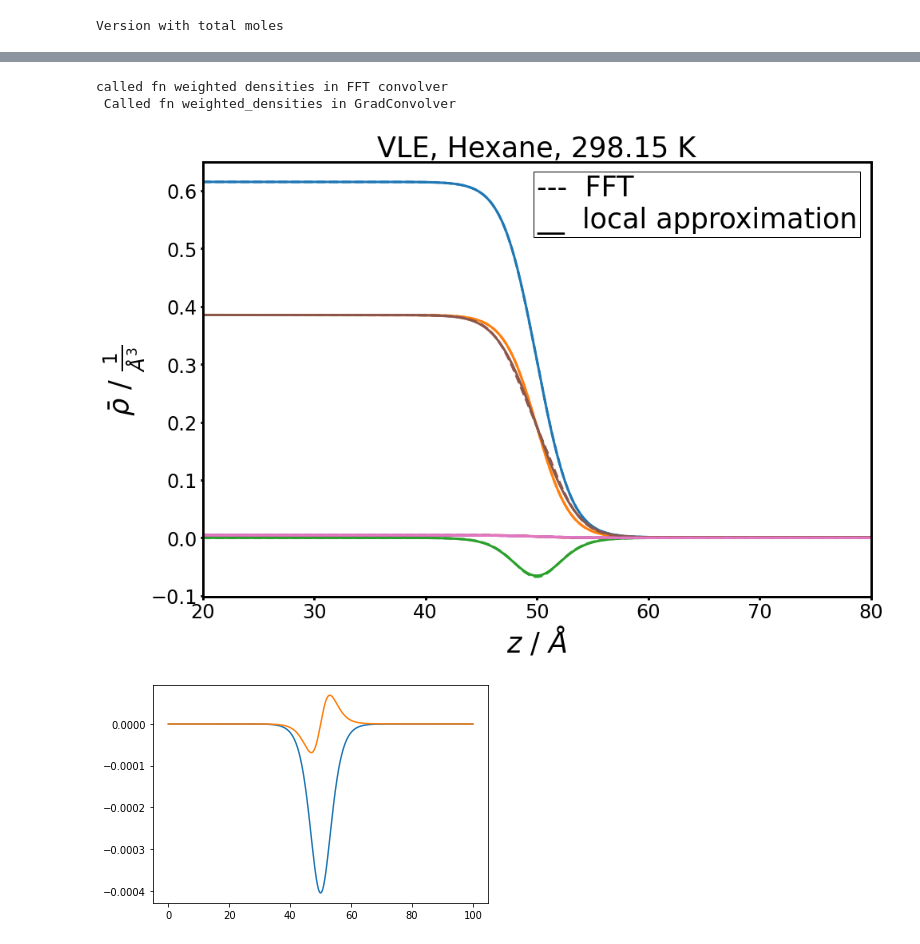
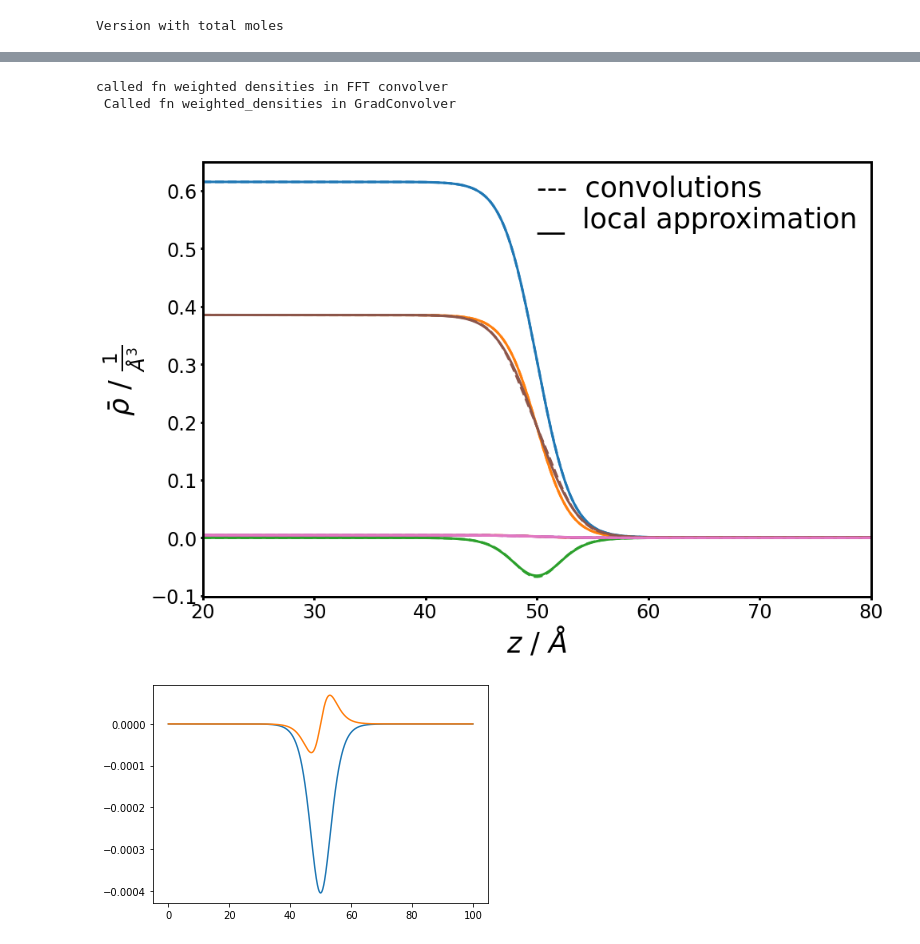
Before and after one commit to bbbursik/feos-pcsaft, a Jupyter notebook: examples/22-01-13-exampleDFT.ipynb, the cells around one changed output, grey strips where cells are left out. Cells and saved outputs as stored; diff of their text form; code cells hidden in the pictures.

```diff
--- a/examples/22-01-13-exampleDFT.ipynb
+++ b/examples/22-01-13-exampleDFT.ipynb
@@ -40,7 +40,7 @@ vle
 # %%
 solver = DFTSolver(output=True).picard_iteration(tol=1.0e-8, beta=0.01, max_iter=30, log=True)#.picard_iteration(tol=1.0e-5, beta=0.01, max_iter=10).anderson_mixing(tol=1.0e-9,mmax=10)# # just write after one another
 # solver = DFTSolver(output=True).anderson_mixing(tol=1.0e-9,mmax=10, max_iter=50, beta=0.05)# # just write after one another
-interface = PlanarInterface.from_tanh(vle, 1024, 100 * ANGSTROM, t_crit, local_flag=2)
+interface = PlanarInterface.from_tanh(vle, 1024, 100 * ANGSTROM, t_crit, local_flag=1)
 #print(f'max density = {max(interface.density/MOL*METER**3)}' )
 density_init = interface.density
 # %% [output]
@@ -90,37 +91,38 @@ called fn weighted densities in FFT convolver
 # %%
 fig = plt.figure(figsize=[15,10])
 fontsize=35
 ax = plt.gca()
 for wds, wdsfft in zip(interface.weighted_densities, interface.weighted_densities_FFT):
     for i in range(len(wds)):
         color = next(ax._get_lines.prop_cycler)['color']
         plt.plot(interface.z/ANGSTROM, wds[i,:], label=f'local wd, {i}', color=color, linewidth=3)
         plt.plot(interface.z/ANGSTROM, wdsfft[i,:], label=f'FFT wd, {i}',color=color, linestyle='--', linewidth=3)#, marker='x')
 plt.xlim([20,80])
-plt.title(f'VLE, Hexane, {temperature/KELVIN} K', fontsize=fontsize)
+plt.title(f'  ', fontsize=fontsize)
+# plt.title(f'VLE, Hexane, {temperature/KELVIN} K', fontsize=fontsize)
 plt.ylabel(r'$\bar{\rho}$ / $\frac{1}{\AA^3}$', fontsize=fontsize)
 plt.xlabel(r'$z$ / $\AA$', fontsize=fontsize)
 # plt.legend()
 
 # change all spines
 for axis in ['top','bottom','left','right']:
     ax.spines[axis].set_linewidth(3)
 
 # increase tick width
 ax.tick_params(width=3)
 
 ax.tick_params(axis='both', which='major', labelsize=24)
 ax.tick_params(axis='both', which='minor', labelsize=20)
 
 props = dict(facecolor='None')
-plt.text(0.5, 0.85, s='---  FFT \n__  local approximation', transform=ax.transAxes, fontsize=fontsize, bbox=props)
+plt.text(0.5, 0.85, s='---  convolutions \n__  local approximation', transform=ax.transAxes, fontsize=fontsize)#, bbox=props)
 # plt.text(0.65, 0.84,s='__  local approximation', transform=ax.transAxes, fontsize=25)
-plt.savefig('wd_init_DFTvslocal_298K_font.png')
+plt.savefig('wd_init_DFTvslocal_298K_font_notitle.png')
 # plt.savefig('?.png')
 # %% [output]
 called fn weighted densities in FFT convolver
  Called fn weighted_densities in GradConvolver
-[figure, old version]
+[figure, new version]
 # %%
 for filename in glob.glob('*grad_rho.npy'):
     data = np.load(filename)
```
Also changed, not shown: parts of 5 cells of this notebook.
